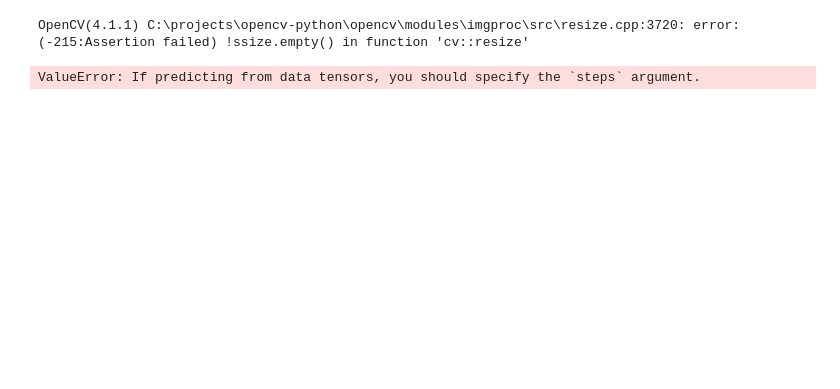
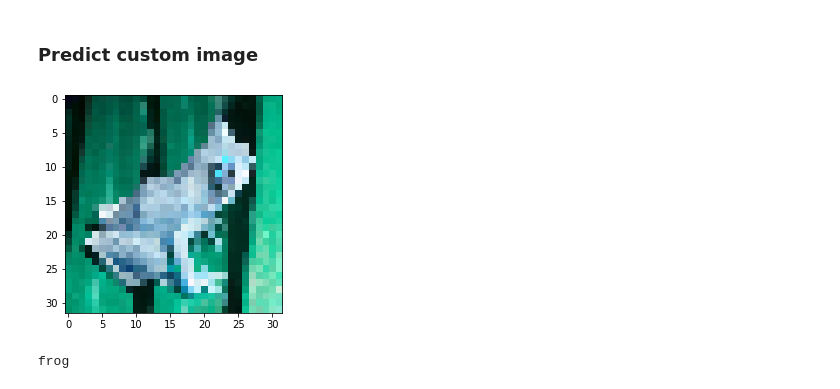
Before and after one commit to nam98nd16/Image-Classification, a Jupyter notebook: CIFAR-10/cifar-10-image-recognition.ipynb, the cells around one changed output. Cells and saved outputs as stored; diff of their text form; code cells hidden in the pictures; blank space fills up the shorter version.

Commit message:
update project

```diff
--- a/CIFAR-10/cifar-10-image-recognition.ipynb
+++ b/CIFAR-10/cifar-10-image-recognition.ipynb
@@ -201,16 +223,17 @@ Use Pillow's ``Image.fromarray`` directly instead.
+# %% [markdown]
+### Predict custom image
 # %%
-# Predict custom image
 try:
-    img = cv2.imread('truck2.jfif')
+    img = cv2.imread('frog.jpg')
     img = cv2.resize(img,(32,32))
     img = np.reshape(img,[1,32,32,3])
     img = img.astype('float32')
-    img = (img-mean)/(std+1e-7)
-    show_imgs(img)
+    img = (img-mean)/std
+    show_imgs(img, 1)
 except Exception as e:
     print(str(e))
 index = np.argmax(model.predict(img))
 print(labels[index])
 # %% [output]
+[figure, added]
-OpenCV(4.1.1) C:\projects\opencv-python\opencv\modules\imgproc\src\resize.cpp:3720: error: (-215:Assertion failed) !ssize.empty() in function 'cv::resize'
+frog
-ValueError: If predicting from data tensors, you should specify the `steps` argument.
```
Also changed, not shown: parts of 37 cells of this notebook.
